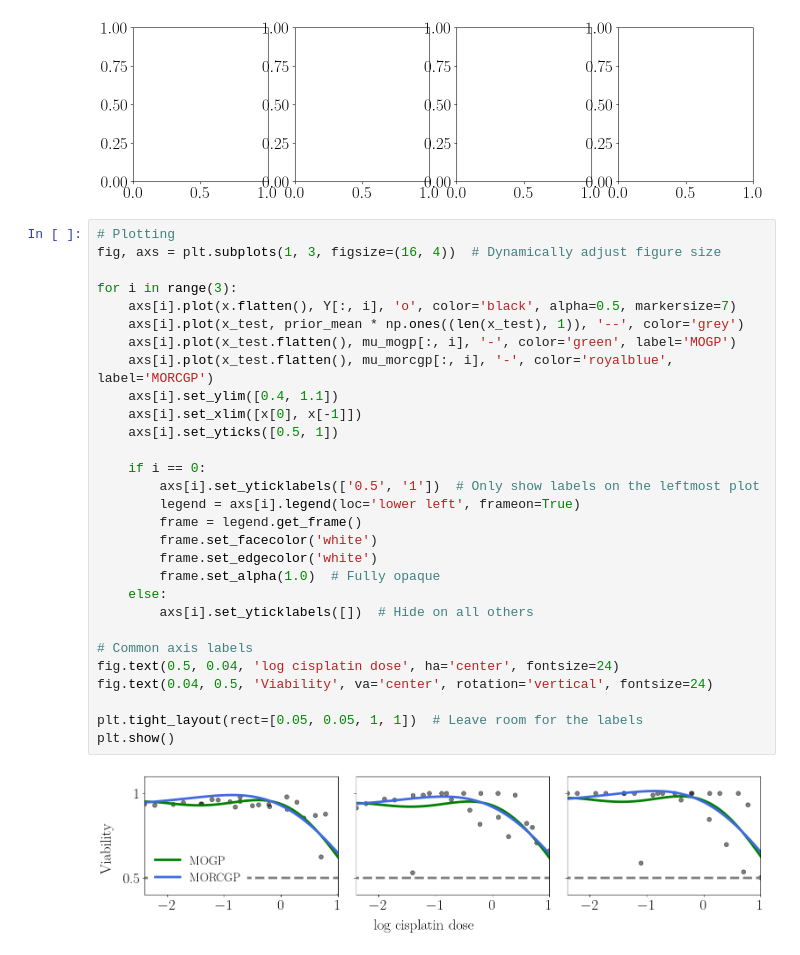
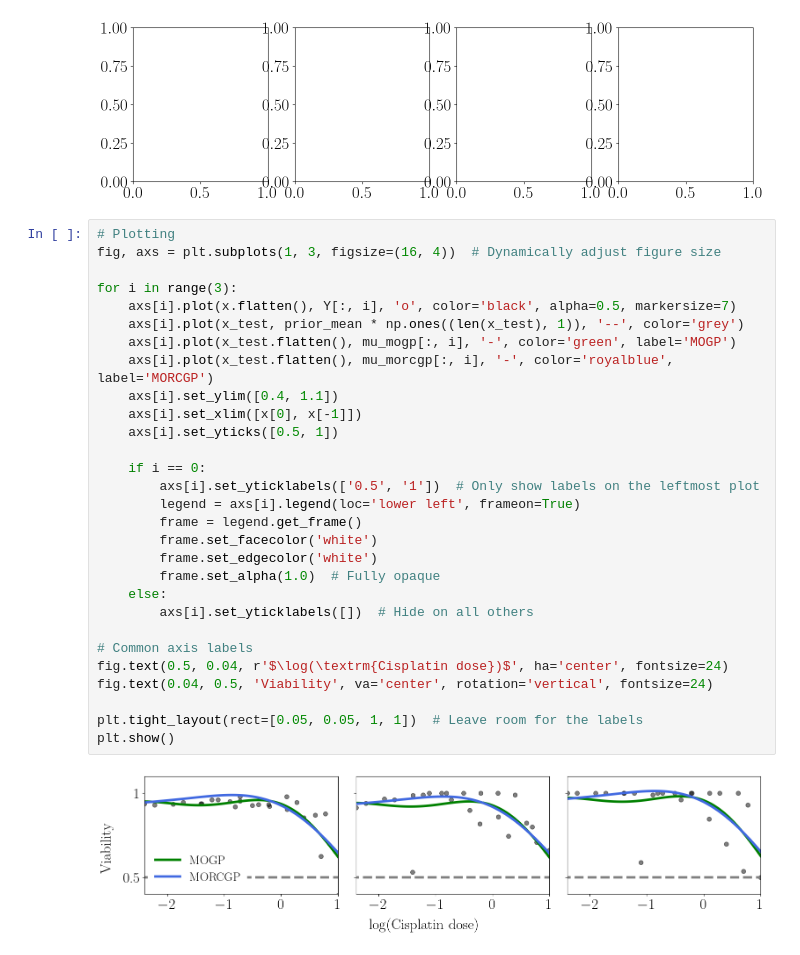
Before and after one commit to joshuarooijakkers/robust_conjugate_MOGP, a Jupyter notebook: experiments/cisplatin/cisplatin_MOGP.ipynb, the cells around one changed output. Cells and saved outputs as stored; diff of their text form.

```diff
--- a/experiments/cisplatin/cisplatin_MOGP.ipynb
+++ b/experiments/cisplatin/cisplatin_MOGP.ipynb
@@ -293,31 +293,31 @@ IndexError: index 3 is out of bounds for axis 1 with size 3
 # %%
 # Plotting
 fig, axs = plt.subplots(1, 3, figsize=(16, 4))  # Dynamically adjust figure size
 
 for i in range(3):
     axs[i].plot(x.flatten(), Y[:, i], 'o', color='black', alpha=0.5, markersize=7)
     axs[i].plot(x_test, prior_mean * np.ones((len(x_test), 1)), '--', color='grey')
     axs[i].plot(x_test.flatten(), mu_mogp[:, i], '-', color='green', label='MOGP')
     axs[i].plot(x_test.flatten(), mu_morcgp[:, i], '-', color='royalblue', label='MORCGP')
     axs[i].set_ylim([0.4, 1.1])
     axs[i].set_xlim([x[0], x[-1]])
     axs[i].set_yticks([0.5, 1])
 
     if i == 0:
         axs[i].set_yticklabels(['0.5', '1'])  # Only show labels on the leftmost plot
         legend = axs[i].legend(loc='lower left', frameon=True)
         frame = legend.get_frame()
         frame.set_facecolor('white')
         frame.set_edgecolor('white')
         frame.set_alpha(1.0)  # Fully opaque
     else:
         axs[i].set_yticklabels([])  # Hide on all others
 
 # Common axis labels
-fig.text(0.5, 0.04, 'log cisplatin dose', ha='center', fontsize=24)
+fig.text(0.5, 0.04, r'$\log(\textrm{Cisplatin dose})$', ha='center', fontsize=24)
 fig.text(0.04, 0.5, 'Viability', va='center', rotation='vertical', fontsize=24)
 
 plt.tight_layout(rect=[0.05, 0.05, 1, 1])  # Leave room for the labels
 plt.show()
 # %% [output]
-[figure, old version]
+[figure, new version]
```
Also changed, not shown: 6 other files.
